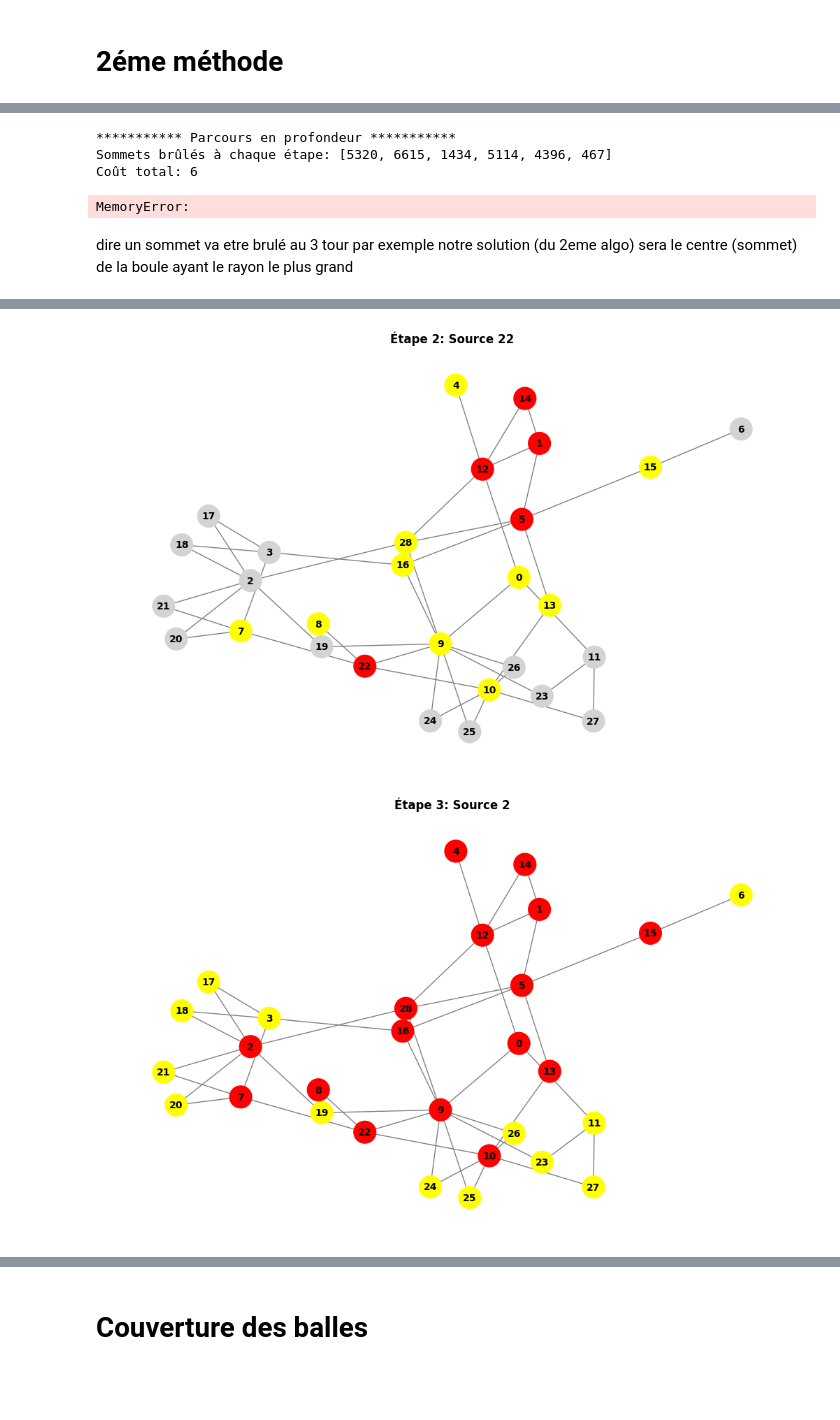
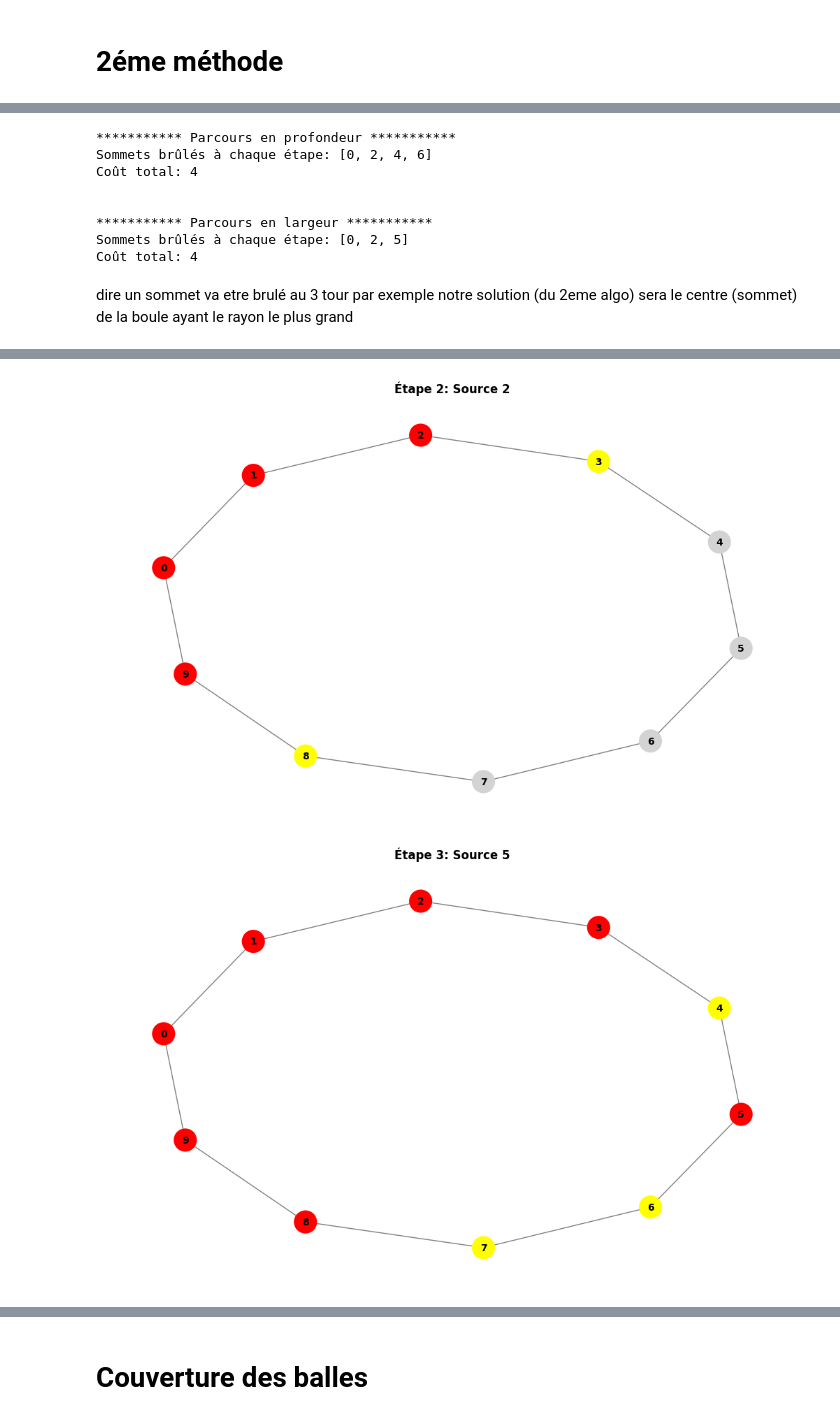
Before and after one commit to OussamaLay/Graph_Burning_Problem, a Jupyter notebook: algo_recherche.ipynb, the cells around one changed output, grey strips where cells are left out. Cells and saved outputs as stored; diff of their text form; code cells hidden in the pictures; blank space fills up the shorter version.

Commit message:
maj fct recherche 1 et 2 + teste des nouveaux graphes

```diff
--- a/algo_recherche.ipynb
+++ b/algo_recherche.ipynb
@@ -22,13 +23,13 @@ def successeurs(graphe, etat_actuel):
     nouvel_etat = etat_actuel.copy()
 
     # Récupérer tous les sommets brûlés
-    sommets_brules = [sommet for sommet, etat in nouvel_etat.items() if etat == "brulé"]
+    sommets_brules = [sommet for sommet, etat in nouvel_etat.items() if etat == 1]
 
     # Propager la brûlure aux voisins des sommets brûlés
     for sommet in sommets_brules:
         for voisin in graphe.get(sommet, []):  # Obtenir les voisins dans la liste d'adjacence
-            if nouvel_etat[voisin] == "non brûlé":  # Brûler uniquement les sommets non brûlés
-                nouvel_etat[voisin] = "brulé"
+            if nouvel_etat[voisin] == 0:  # Brûler uniquement les sommets non brûlés
+                nouvel_etat[voisin] = 1
                 brulage = True
 
     return nouvel_etat, brulage
@@ -41,7 +42,7 @@ def test_but(etat_actuel):
     :param etat_actuel: Dictionnaire contenant l'état actuel des sommets (brûlés ou non brûlés).
     :return: True si tous les sommets sont brûlés, False sinon.
     """
-    return all(etat == "brulé" for etat in etat_actuel.values())
+    return all(etat == 1 for etat in etat_actuel.values())
 # %%
 def choisir_sommet_a_bruler(graphe, etat_actuel):
     """
@@ -143,7 +149,7 @@ def recherche_largeur(graphe, etat_initial, successeurs, test_but):
     :return: Chemin (liste des états successifs), sommets brûlés activement à chaque étape, et coût total.
     """
     # Initialisation : file (FIFO) pour gérer les états à traiter
-    etats_a_traiter = deque([{"etat": etat_initial, "cout": 0, "brules_actifs": []}])
+    etats_a_traiter = deque([{"etat": etat_initial, "cout": 1, "brules_actifs": []}])
 
     while etats_a_traiter:
         # Extraire un état de la file (FIFO)
@@ -152,7 +158,8 @@ def recherche_largeur(graphe, etat_initial, successeurs, test_but):
         # Propager l'état courant (brûlage des voisins déjà brûlés)
         noeud["etat"], brulage = successeurs(graphe, noeud["etat"])
 
-        noeud["cout"] += 1  # Chaque étape coûte 1
+        if brulage:
+            noeud["cout"] += 1  # Chaque étape coûte 1
 
         # Vérifier si tous les sommets sont brûlés
         if test_but(noeud["etat"]):
@@ -160,12 +167,12 @@ def recherche_largeur(graphe, etat_initial, successeurs, test_but):
 
         # Générer tous les nouveaux états possibles en brûlant chaque sommet non brûlé
         for sommet in graphe:
-            if noeud["etat"].get(sommet) != "brulé":  # Si le sommet n'est pas encore brûlé
+            if noeud["etat"].get(sommet) != 1:  # Si le sommet n'est pas encore brûlé
                 # Copier l'état courant
                 etat_suivant = noeud["etat"].copy()
 
                 # Marquer le sommet comme "brûlé"
-                etat_suivant[sommet] = "brulé"
+                etat_suivant[sommet] = 1
 
                 # Ajouter le nouvel état à la file
                 etats_a_traiter.append({
@@ -202,3 +207,12 @@ graphe = lire_graphe(fichier)
+# %%
+# Graphe cyclique
+graphe = generate_cyclic_graph(10)
+
+# Graphe en chaîne
+#graphe_chain = generate_chain_graph(10)
+
+# Graphe en étoile (spider)
+#graphe_spider = generate_spider_graph(0, leg_length=4, num_legs=5)
 # %%
 afficher_graphe(graphe)
 # %% [output]
@@ -206,20 +220,24 @@ afficher_graphe(graphe)
 # %%
-etat_initial = {sommet: "non brûlé" for sommet in graphe}
+etat_initial = {sommet: 0 for sommet in graphe}
 
-sommets_actifs, cout = recherche_profondeur(graphe, etat_initial, successeurs, test_but)
+sommets_actifs_p, cout = recherche_profondeur(graphe, etat_initial, successeurs, test_but)
 
 print("*********** Parcours en profondeur ***********")
-print("Sommets brûlés à chaque étape:", sommets_actifs)
+print("Sommets brûlés à chaque étape:", sommets_actifs_p)
 print("Coût total:", cout)
 print("\n")
 
-sommets_actifs, cout = recherche_largeur(graphe, etat_initial, successeurs, test_but)
+sommets_actifs_l, cout = recherche_largeur(graphe, etat_initial, successeurs, test_but)
 
 print("*********** Parcours en largeur ***********")
-print("Sommets brûlés à chaque étape:", sommets_actifs)
+print("Sommets brûlés à chaque étape:", sommets_actifs_l)
 print("Coût total:", cout)
 # %% [output]
 *********** Parcours en profondeur ***********
-Sommets brûlés à chaque étape: [5320, 6615, 1434, 5114, 4396, 467]
-Coût total: 6
+Sommets brûlés à chaque étape: [0, 2, 4, 6]
+Coût total: 4
+
+
+*********** Parcours en largeur ***********
+Sommets brûlés à chaque étape: [0, 2, 5]
+Coût total: 4
-MemoryError:
@@ -228,5 +293,5 @@ dire un sommet va etre brulé au 3 tour par exemple
 notre solution (du 2eme algo) sera le  centre (sommet) de la boule ayant le rayon le plus grand
 # %%
 # Visualiser le graphe par étape
-visualiser_graphe_par_etape(graphe, sommets_actifs)
+visualiser_graphe_par_etape(graphe, sommets_actifs_l)
 # %% [output]
@@ -234,2 +299,2 @@ visualiser_graphe_par_etape(graphe, sommets_actifs)
-[figure, old version]
+[figure, new version]
-[figure, old version]
+[figure, new version]
```
Also changed, not shown: parts of 8 cells of this notebook, 2 other files.
